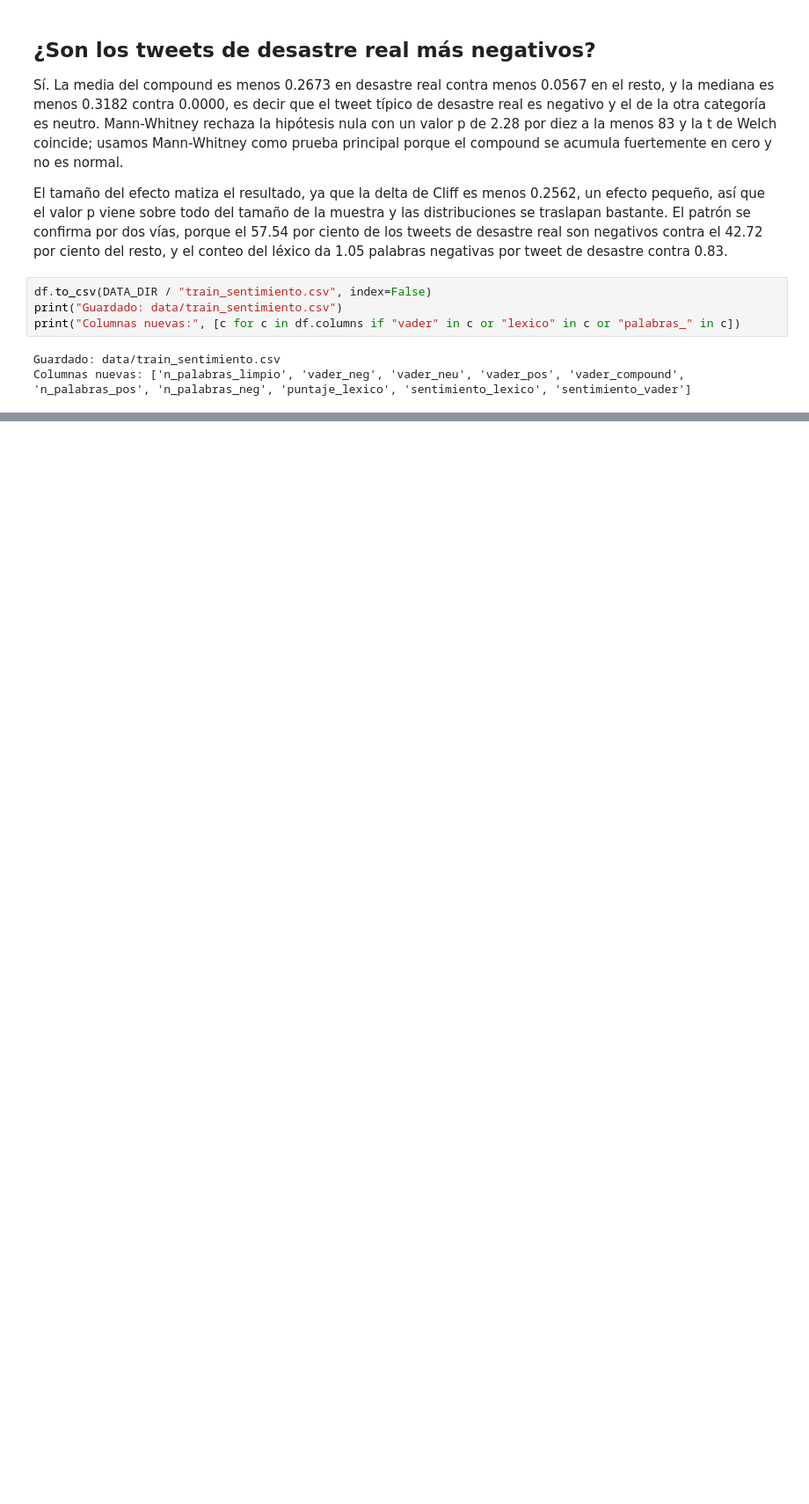
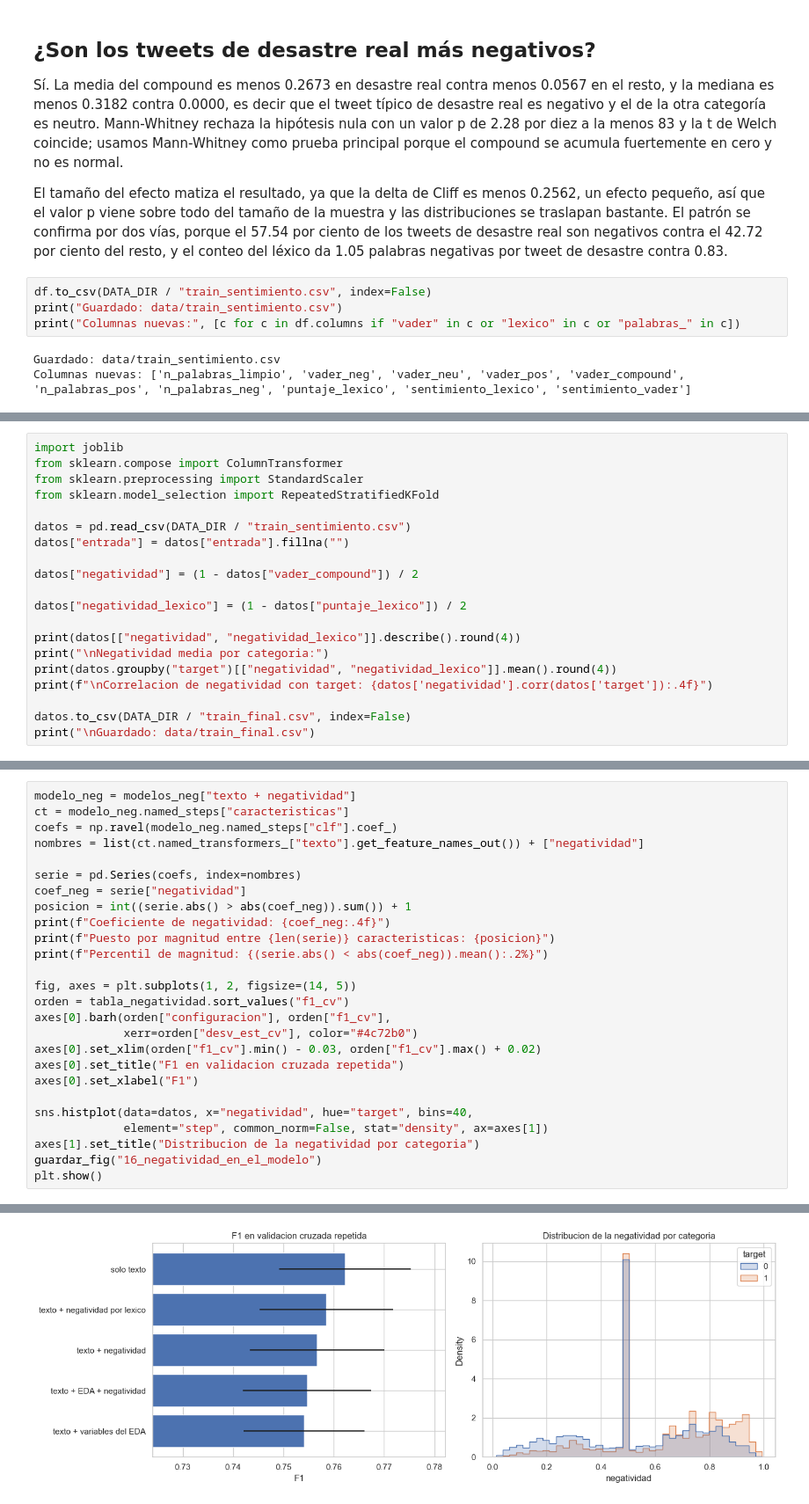
Before and after one commit to erickguerra2/LAB05-DATA, a Jupyter notebook: Laboratorio5.ipynb, the cells around one changed output, grey strips where cells are left out. Shown at 88% size. Drawn from its saved outputs; the diff is of its cells as text; blank space fills up the shorter version.

Commit message:
Conclusiones y variable negatividad

```diff
--- a/Laboratorio5.ipynb
+++ b/Laboratorio5.ipynb
@@ -1688,0 +1696,20 @@ Columnas nuevas: ['n_palabras_limpio', 'vader_neg', 'vader_neu', 'vader_pos', 'v
+# %%
+import joblib
+from sklearn.compose import ColumnTransformer
+from sklearn.preprocessing import StandardScaler
+from sklearn.model_selection import RepeatedStratifiedKFold
+
+datos = pd.read_csv(DATA_DIR / "train_sentimiento.csv")
+datos["entrada"] = datos["entrada"].fillna("")
+
+datos["negatividad"] = (1 - datos["vader_compound"]) / 2
+
+datos["negatividad_lexico"] = (1 - datos["puntaje_lexico"]) / 2
+
+print(datos[["negatividad", "negatividad_lexico"]].describe().round(4))
+print("\nNegatividad media por categoria:")
+print(datos.groupby("target")[["negatividad", "negatividad_lexico"]].mean().round(4))
+print(f"\nCorrelacion de negatividad con target: {datos['negatividad'].corr(datos['target']):.4f}")
+
+datos.to_csv(DATA_DIR / "train_final.csv", index=False)
+print("\nGuardado: data/train_final.csv")
@@ -1688,0 +1835,27 @@ Columnas nuevas: ['n_palabras_limpio', 'vader_neg', 'vader_neu', 'vader_pos', 'v
+# %%
+modelo_neg = modelos_neg["texto + negatividad"]
+ct = modelo_neg.named_steps["caracteristicas"]
+coefs = np.ravel(modelo_neg.named_steps["clf"].coef_)
+nombres = list(ct.named_transformers_["texto"].get_feature_names_out()) + ["negatividad"]
+
+serie = pd.Series(coefs, index=nombres)
+coef_neg = serie["negatividad"]
+posicion = int((serie.abs() > abs(coef_neg)).sum()) + 1
+print(f"Coeficiente de negatividad: {coef_neg:.4f}")
+print(f"Puesto por magnitud entre {len(serie)} caracteristicas: {posicion}")
+print(f"Percentil de magnitud: {(serie.abs() < abs(coef_neg)).mean():.2%}")
+
+fig, axes = plt.subplots(1, 2, figsize=(14, 5))
+orden = tabla_negatividad.sort_values("f1_cv")
+axes[0].barh(orden["configuracion"], orden["f1_cv"],
+             xerr=orden["desv_est_cv"], color="#4c72b0")
+axes[0].set_xlim(orden["f1_cv"].min() - 0.03, orden["f1_cv"].max() + 0.02)
+axes[0].set_title("F1 en validacion cruzada repetida")
+axes[0].set_xlabel("F1")
+
+sns.histplot(data=datos, x="negatividad", hue="target", bins=40,
+             element="step", common_norm=False, stat="density", ax=axes[1])
+axes[1].set_title("Distribucion de la negatividad por categoria")
+guardar_fig("16_negatividad_en_el_modelo")
+plt.show()
+# %% [output]
@@ -1688,0 +1865 @@ Columnas nuevas: ['n_palabras_limpio', 'vader_neg', 'vader_neu', 'vader_pos', 'v
+[figure, added]
```
Also changed, not shown: parts of 8 cells of this notebook, 2 other files.
